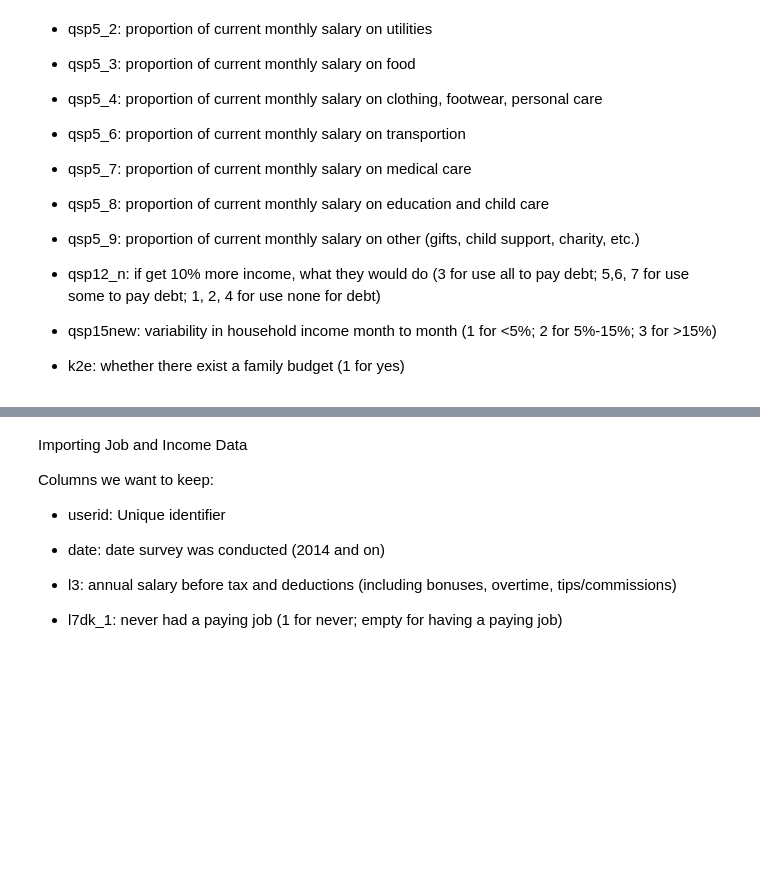
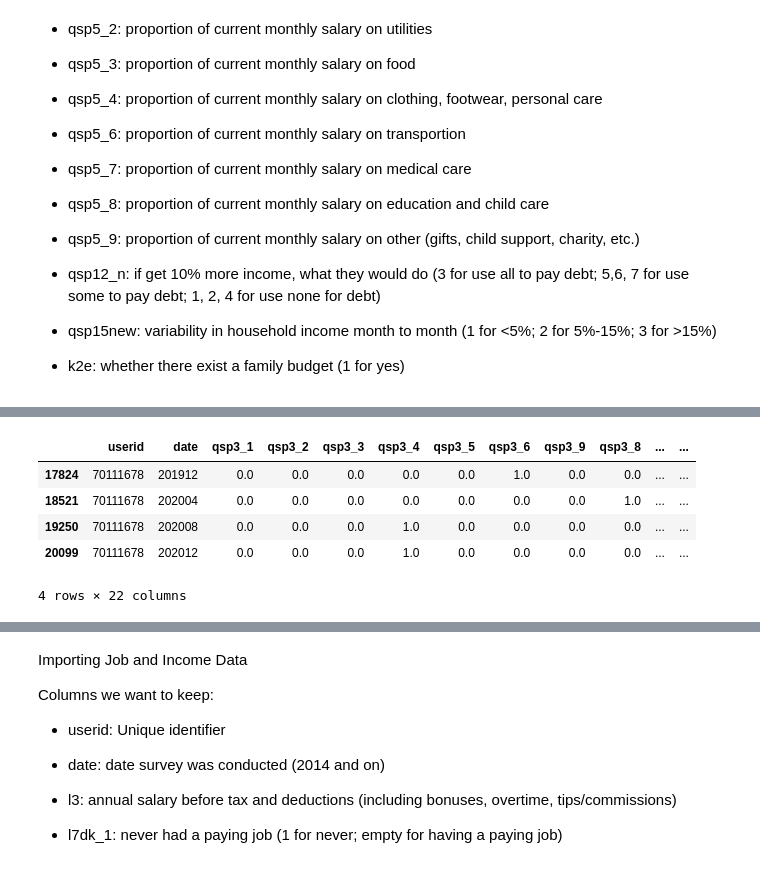
Before and after one commit to yzhao2433/LoanDelinquencyProject, a Jupyter notebook: HW2_datasetExploration.ipynb, the cells around one changed output, grey strips where cells are left out. Drawn from its saved outputs; the diff is of its cells as text; code cells hidden in the pictures; blank space fills up the shorter version.

```diff
--- a/HW2_datasetExploration.ipynb
+++ b/HW2_datasetExploration.ipynb
@@ -320,0 +357,9 @@ reduced_hhspending_df """
+# %%
+reduced_hhspending_df[(reduced_hhspending_df["userid"]==70111678)]
+# %% [output]
+|  | userid | date | qsp3_1 | qsp3_2 | qsp3_3 | qsp3_4 | qsp3_5 | qsp3_6 | qsp3_9 | qsp3_8 | ... | ... |
+| 17824 | 70111678 | 201912 | 0.0 | 0.0 | 0.0 | 0.0 | 0.0 | 1.0 | 0.0 | 0.0 | ... | ... |
+| 18521 | 70111678 | 202004 | 0.0 | 0.0 | 0.0 | 0.0 | 0.0 | 0.0 | 0.0 | 1.0 | ... | ... |
+| 19250 | 70111678 | 202008 | 0.0 | 0.0 | 0.0 | 1.0 | 0.0 | 0.0 | 0.0 | 0.0 | ... | ... |
+| 20099 | 70111678 | 202012 | 0.0 | 0.0 | 0.0 | 1.0 | 0.0 | 0.0 | 0.0 | 0.0 | ... | ... |
+4 rows × 22 columns
```
Also changed, not shown: parts of 7 cells of this notebook.
